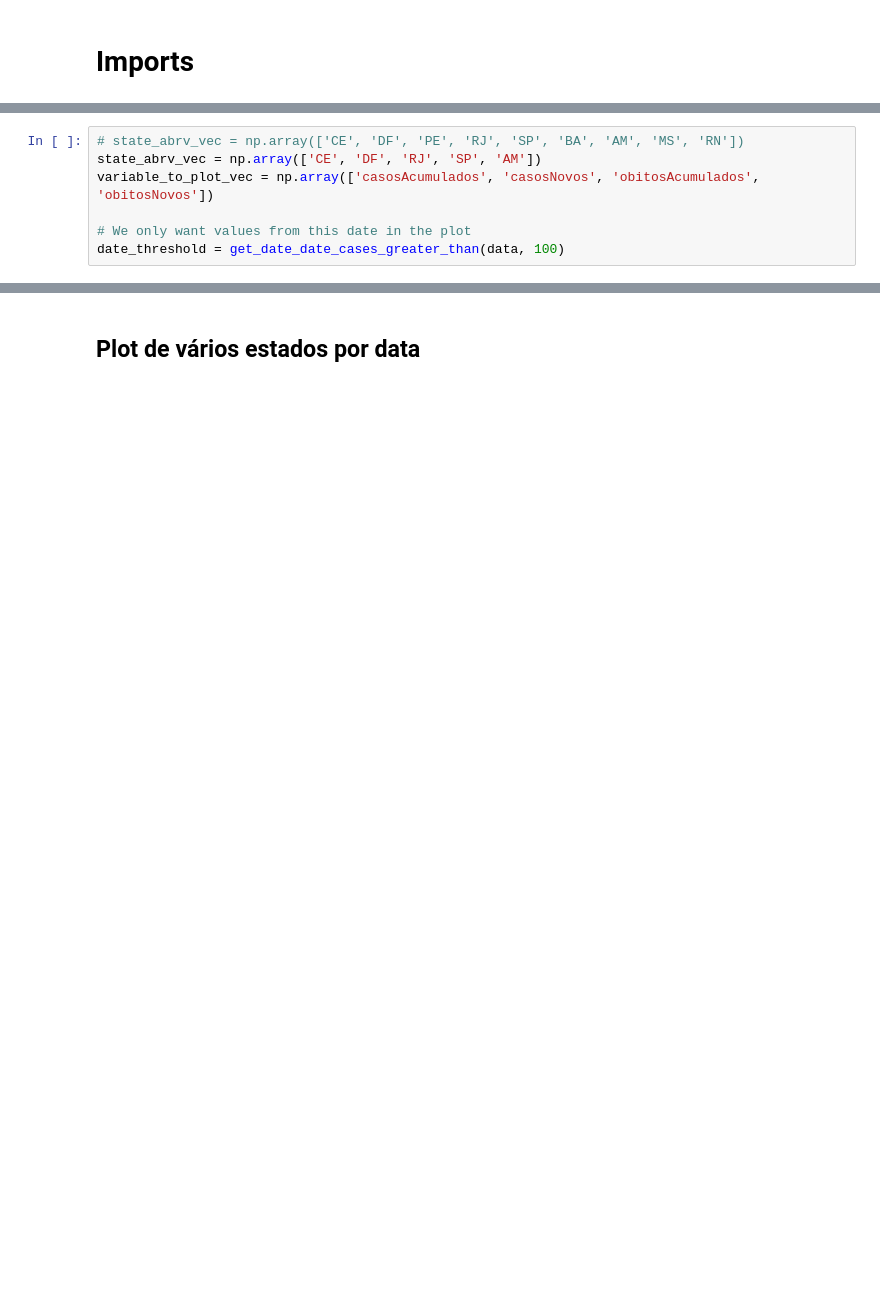
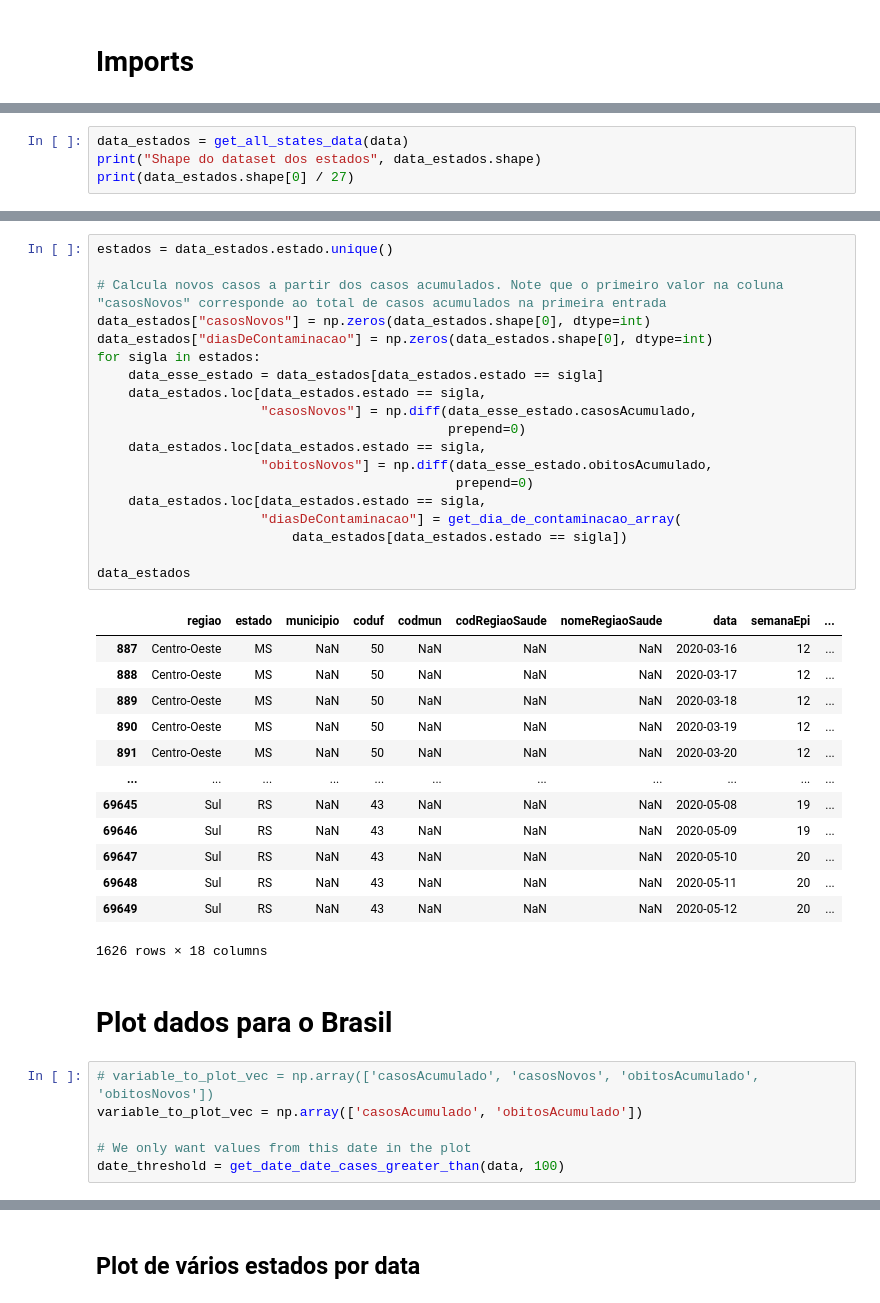
Before and after one commit to JanathanPlanas/covid19, a Jupyter notebook: notebooks/visualizations.ipynb, the cells around one changed output, grey strips where cells are left out. Cells and saved outputs as stored; diff of their text form; blank space fills up the shorter version.

```diff
--- a/notebooks/visualizations.ipynb
+++ b/notebooks/visualizations.ipynb
@@ -68,0 +64,4 @@ data.head()
+# %%
+data_estados = get_all_states_data(data)
+print("Shape do dataset dos estados", data_estados.shape)
+print(data_estados.shape[0] / 27)
@@ -92,7 +127,41 @@ get_state_data(data, "CE").head()
+# %%
+estados = data_estados.estado.unique()
+
+# Calcula novos casos a partir dos casos acumulados. Note que o primeiro valor na coluna "casosNovos" corresponde ao total de casos acumulados na primeira entrada
+data_estados["casosNovos"] = np.zeros(data_estados.shape[0], dtype=int)
+data_estados["diasDeContaminacao"] = np.zeros(data_estados.shape[0], dtype=int)
+for sigla in estados:
+    data_esse_estado = data_estados[data_estados.estado == sigla]
+    data_estados.loc[data_estados.estado == sigla,
+                     "casosNovos"] = np.diff(data_esse_estado.casosAcumulado,
+                                             prepend=0)
+    data_estados.loc[data_estados.estado == sigla,
+                     "obitosNovos"] = np.diff(data_esse_estado.obitosAcumulado,
+                                              prepend=0)
+    data_estados.loc[data_estados.estado == sigla,
+                     "diasDeContaminacao"] = get_dia_de_contaminacao_array(
+                         data_estados[data_estados.estado == sigla])
+
+data_estados
+# %% [output]
+|  | regiao | estado | municipio | coduf | codmun | codRegiaoSaude | nomeRegiaoSaude | data | semanaEpi | ... |
+| 887 | Centro-Oeste | MS | NaN | 50 | NaN | NaN | NaN | 2020-03-16 | 12 | ... |
+| 888 | Centro-Oeste | MS | NaN | 50 | NaN | NaN | NaN | 2020-03-17 | 12 | ... |
+| 889 | Centro-Oeste | MS | NaN | 50 | NaN | NaN | NaN | 2020-03-18 | 12 | ... |
+| 890 | Centro-Oeste | MS | NaN | 50 | NaN | NaN | NaN | 2020-03-19 | 12 | ... |
+| 891 | Centro-Oeste | MS | NaN | 50 | NaN | NaN | NaN | 2020-03-20 | 12 | ... |
+| ... | ... | ... | ... | ... | ... | ... | ... | ... | ... | ... |
+| 69645 | Sul | RS | NaN | 43 | NaN | NaN | NaN | 2020-05-08 | 19 | ... |
+| 69646 | Sul | RS | NaN | 43 | NaN | NaN | NaN | 2020-05-09 | 19 | ... |
+| 69647 | Sul | RS | NaN | 43 | NaN | NaN | NaN | 2020-05-10 | 20 | ... |
+| 69648 | Sul | RS | NaN | 43 | NaN | NaN | NaN | 2020-05-11 | 20 | ... |
+| 69649 | Sul | RS | NaN | 43 | NaN | NaN | NaN | 2020-05-12 | 20 | ... |
+1626 rows × 18 columns
+# %% [markdown]
+# Plot dados para o Brasil
 # %%
-# state_abrv_vec = np.array(['CE', 'DF', 'PE', 'RJ', 'SP', 'BA', 'AM', 'MS', 'RN'])
-state_abrv_vec = np.array(['CE', 'DF', 'RJ', 'SP', 'AM'])
-variable_to_plot_vec = np.array(['casosAcumulados', 'casosNovos', 'obitosAcumulados', 'obitosNovos'])
+# variable_to_plot_vec = np.array(['casosAcumulado', 'casosNovos', 'obitosAcumulado', 'obitosNovos'])
+variable_to_plot_vec = np.array(['casosAcumulado', 'obitosAcumulado'])
 
 # We only want values from this date in the plot
 date_threshold = get_date_date_cases_greater_than(data, 100)
```
Also changed, not shown: parts of 35 cells of this notebook, 5 other files.
